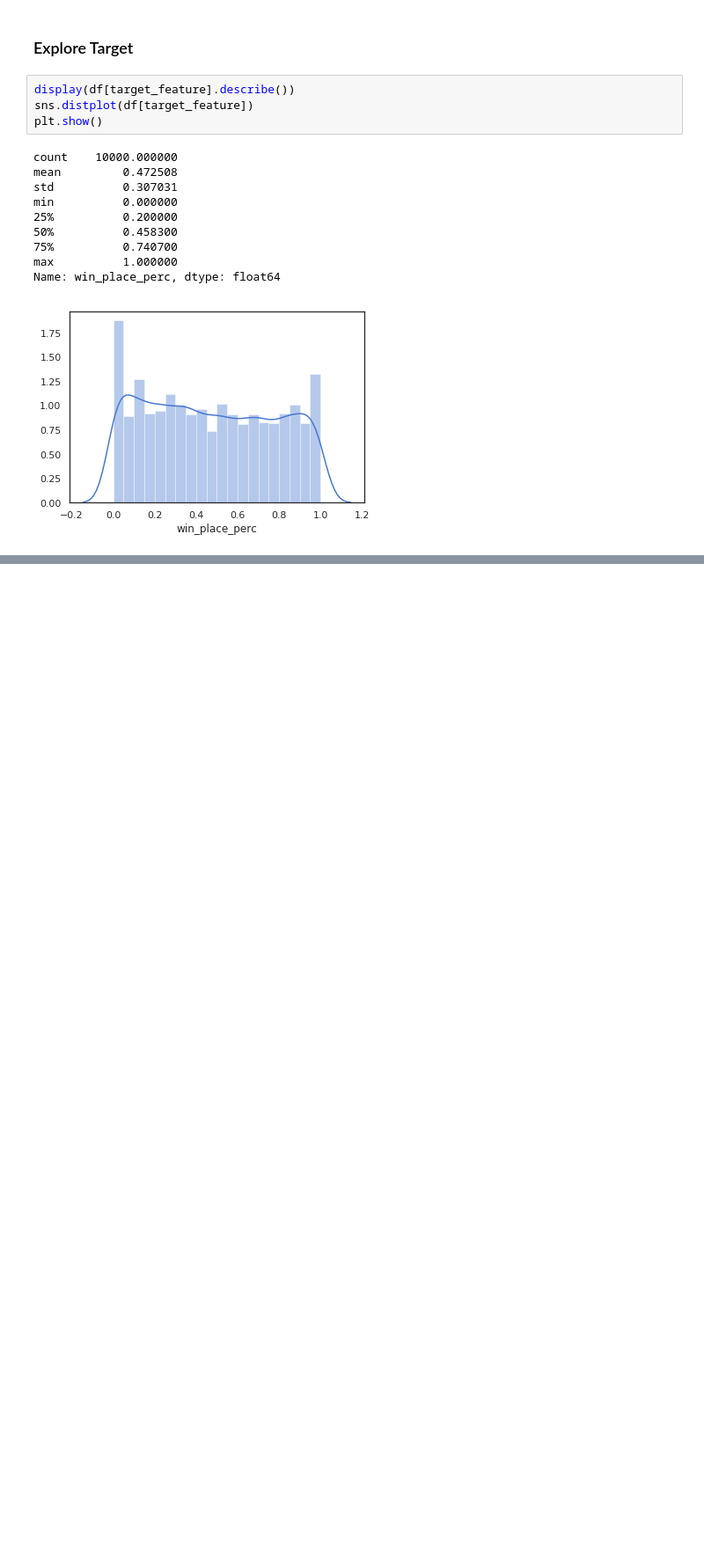
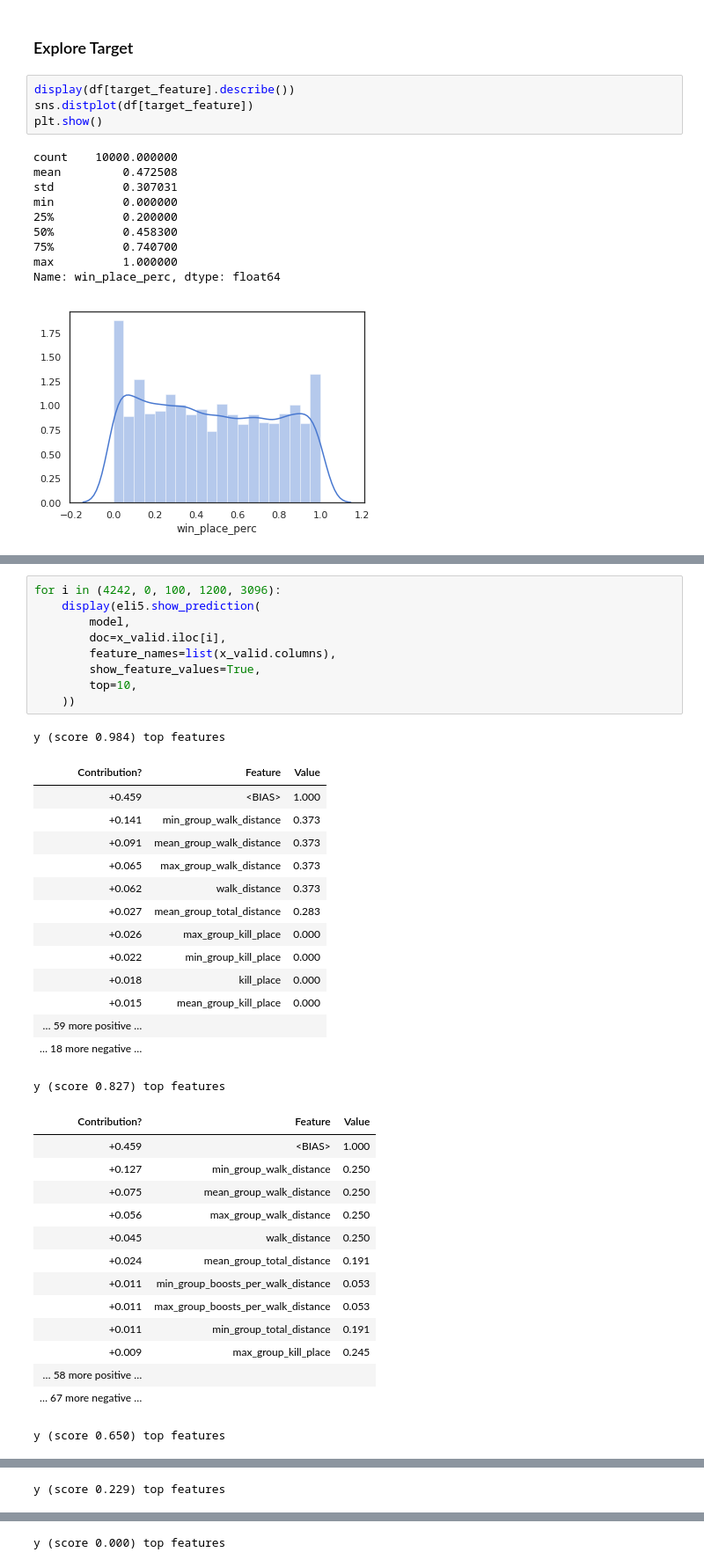
Before and after one commit to arch1baald/pubg-kaggle, a Jupyter notebook: KernelsFeaturesWithLightGBM.ipynb, the cells around one changed output, grey strips where cells are left out. Shown at 88% size. Cells and saved outputs as stored; diff of their text form; blank space fills up the shorter version.

```diff
--- a/KernelsFeaturesWithLightGBM.ipynb
+++ b/KernelsFeaturesWithLightGBM.ipynb
@@ -173,0 +167,39 @@ plt.show()
+# %%
+for i in (4242, 0, 100, 1200, 3096):
+    display(eli5.show_prediction(
+        model,
+        doc=x_valid.iloc[i],
+        feature_names=list(x_valid.columns),
+        show_feature_values=True,
+        top=10,
+    ))
+# %% [output]
+y (score 0.984) top features
+| Contribution? | Feature | Value |
+| +0.459 | <BIAS> | 1.000 |
+| +0.141 | min_group_walk_distance | 0.373 |
+| +0.091 | mean_group_walk_distance | 0.373 |
+| +0.065 | max_group_walk_distance | 0.373 |
+| +0.062 | walk_distance | 0.373 |
+| +0.027 | mean_group_total_distance | 0.283 |
+| +0.026 | max_group_kill_place | 0.000 |
+| +0.022 | min_group_kill_place | 0.000 |
+| +0.018 | kill_place | 0.000 |
+| +0.015 | mean_group_kill_place | 0.000 |
+| … 59 more positive … |  |  |
+| … 18 more negative … |  |  |
+y (score 0.827) top features
+| Contribution? | Feature | Value |
+| +0.459 | <BIAS> | 1.000 |
+| +0.127 | min_group_walk_distance | 0.250 |
+| +0.075 | mean_group_walk_distance | 0.250 |
+| +0.056 | max_group_walk_distance | 0.250 |
+| +0.045 | walk_distance | 0.250 |
+| +0.024 | mean_group_total_distance | 0.191 |
+| +0.011 | min_group_boosts_per_walk_distance | 0.053 |
+| +0.011 | max_group_boosts_per_walk_distance | 0.053 |
+| +0.011 | min_group_total_distance | 0.191 |
+| +0.009 | max_group_kill_place | 0.245 |
+| … 58 more positive … |  |  |
+| … 67 more negative … |  |  |
+y (score 0.650) top features
@@ -173,0 +219 @@ plt.show()
+y (score 0.229) top features
@@ -173,0 +233 @@ plt.show()
+y (score 0.000) top features
```
Also changed, not shown: parts of 23 cells of this notebook.
